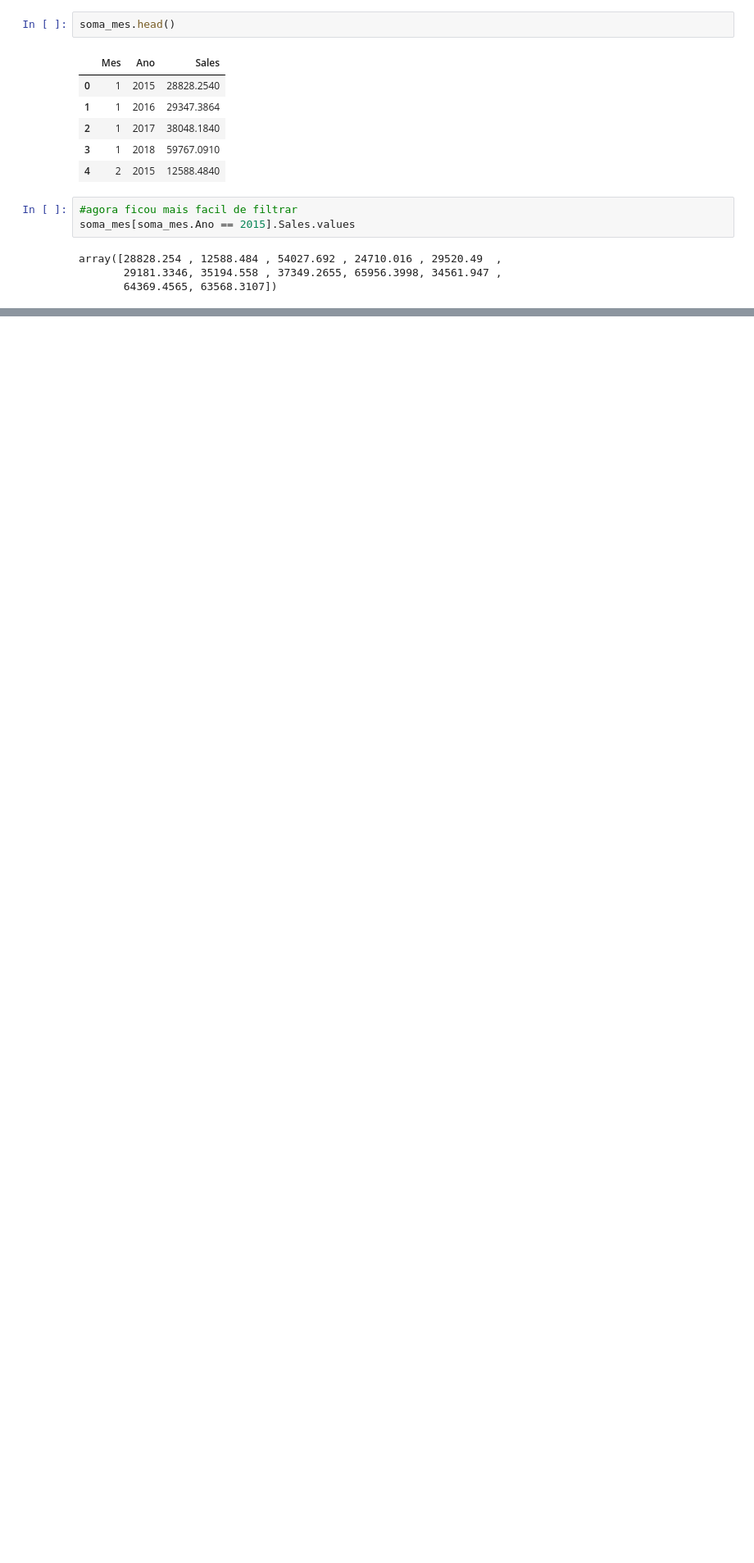
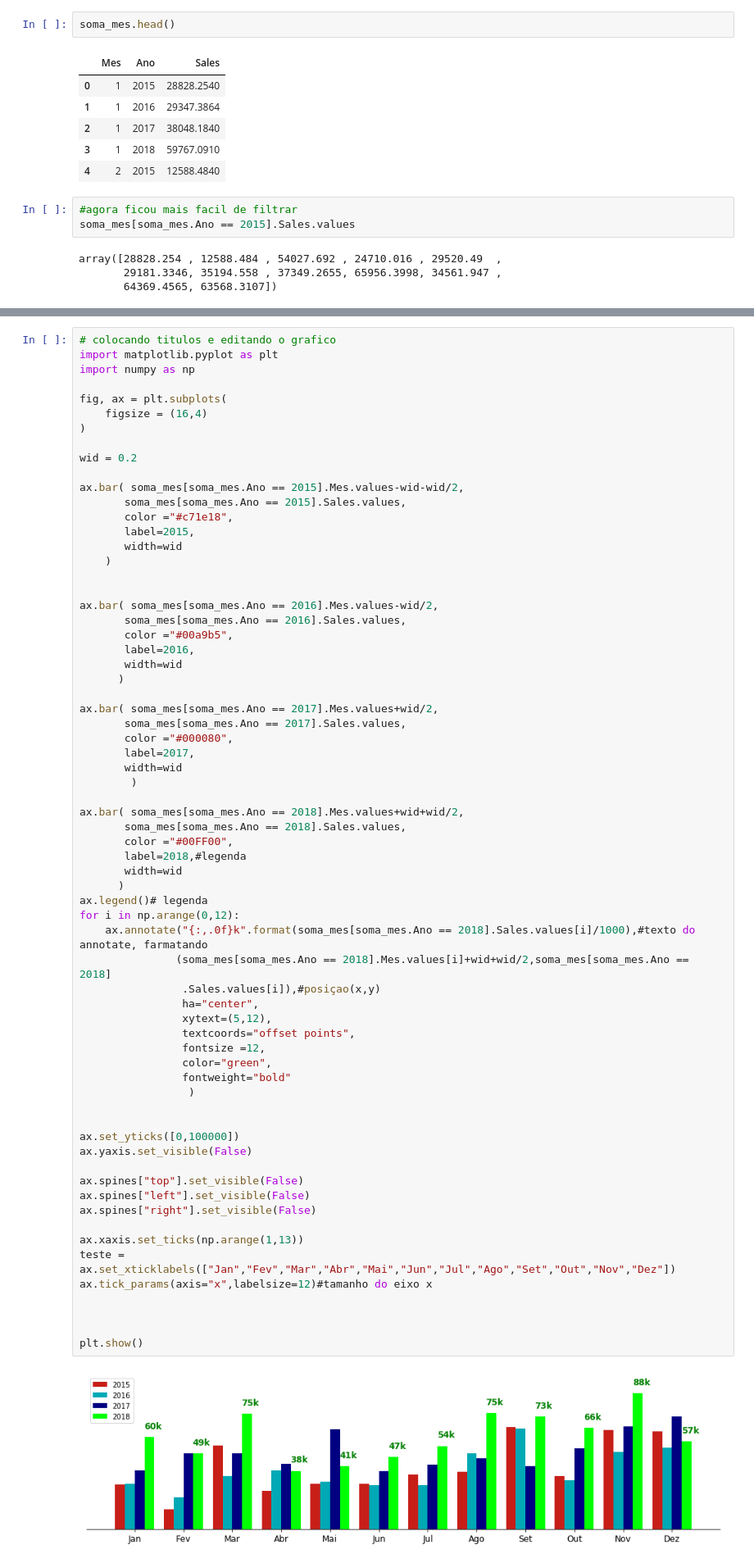
Before and after one commit to kiraDarthur/pandas-numpy, a Jupyter notebook: Criando uma apresentação de DADOS.ipynb, the cells around one changed output, grey strips where cells are left out. Shown: that part at 82% size. Drawn from its saved outputs; the diff is of its cells as text; blank space fills up the shorter version.

Commit message:
colocando anos

```diff
--- a/Criando uma apresentação de DADOS.ipynb
+++ b/Criando uma apresentação de DADOS.ipynb
@@ -336,0 +313,69 @@ plt.show()
+# %%
+# colocando titulos e editando o grafico
+import matplotlib.pyplot as plt
+import numpy as np
+
+fig, ax = plt.subplots(
+    figsize = (16,4)
+)
+
+wid = 0.2
+
+ax.bar( soma_mes[soma_mes.Ano == 2015].Mes.values-wid-wid/2,
+       soma_mes[soma_mes.Ano == 2015].Sales.values,
+       color ="#c71e18",
+       label=2015,
+       width=wid
+    )
+
+
+ax.bar( soma_mes[soma_mes.Ano == 2016].Mes.values-wid/2,
+       soma_mes[soma_mes.Ano == 2016].Sales.values,
+       color ="#00a9b5",
+       label=2016,
+       width=wid
+      )
+
+ax.bar( soma_mes[soma_mes.Ano == 2017].Mes.values+wid/2,
+       soma_mes[soma_mes.Ano == 2017].Sales.values,
+       color ="#000080",
+       label=2017,
+       width=wid
+        )
+
+ax.bar( soma_mes[soma_mes.Ano == 2018].Mes.values+wid+wid/2,
+       soma_mes[soma_mes.Ano == 2018].Sales.values,
+       color ="#00FF00",
+       label=2018,#legenda
+       width=wid
+      )
+ax.legend()# legenda
+for i in np.arange(0,12):
+    ax.annotate("{:,.0f}k".format(soma_mes[soma_mes.Ano == 2018].Sales.values[i]/1000),#texto do annotate, farmatando
+               (soma_mes[soma_mes.Ano == 2018].Mes.values[i]+wid+wid/2,soma_mes[soma_mes.Ano == 2018]
+                .Sales.values[i]),#posiçao(x,y)
+                ha="center",
+                xytext=(5,12),
+                textcoords="offset points",
+                fontsize =12,
+                color="green",
+                fontweight="bold"
+                 )
+
+
+ax.set_yticks([0,100000])
+ax.yaxis.set_visible(False)
+
+ax.spines["top"].set_visible(False)
+ax.spines["left"].set_visible(False)
+ax.spines["right"].set_visible(False)
+
+ax.xaxis.set_ticks(np.arange(1,13))
+teste = ax.set_xticklabels(["Jan","Fev","Mar","Abr","Mai","Jun","Jul","Ago","Set","Out","Nov","Dez"])
+ax.tick_params(axis="x",labelsize=12)#tamanho do eixo x
+
+
+
+plt.show()
+# %% [output]
+[figure, added]
```
Also changed, not shown: parts of 3 cells of this notebook.
